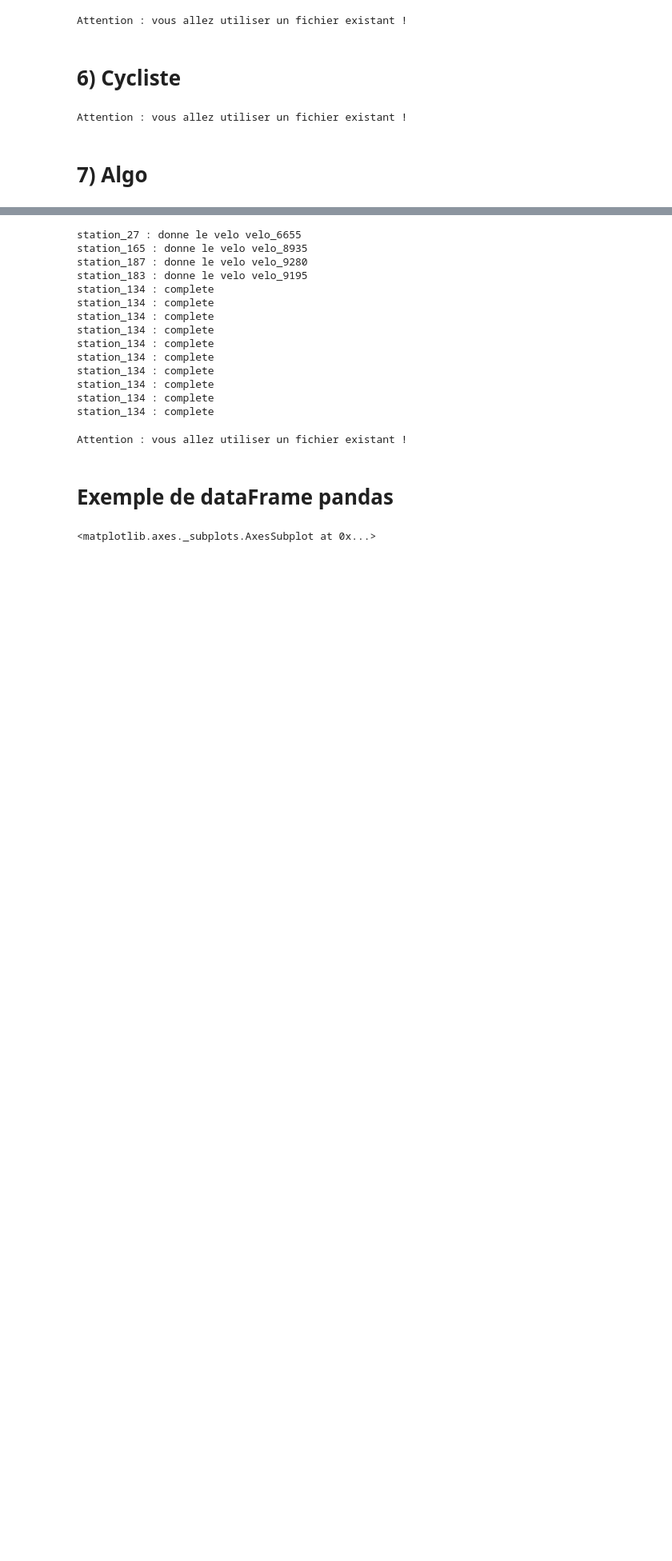
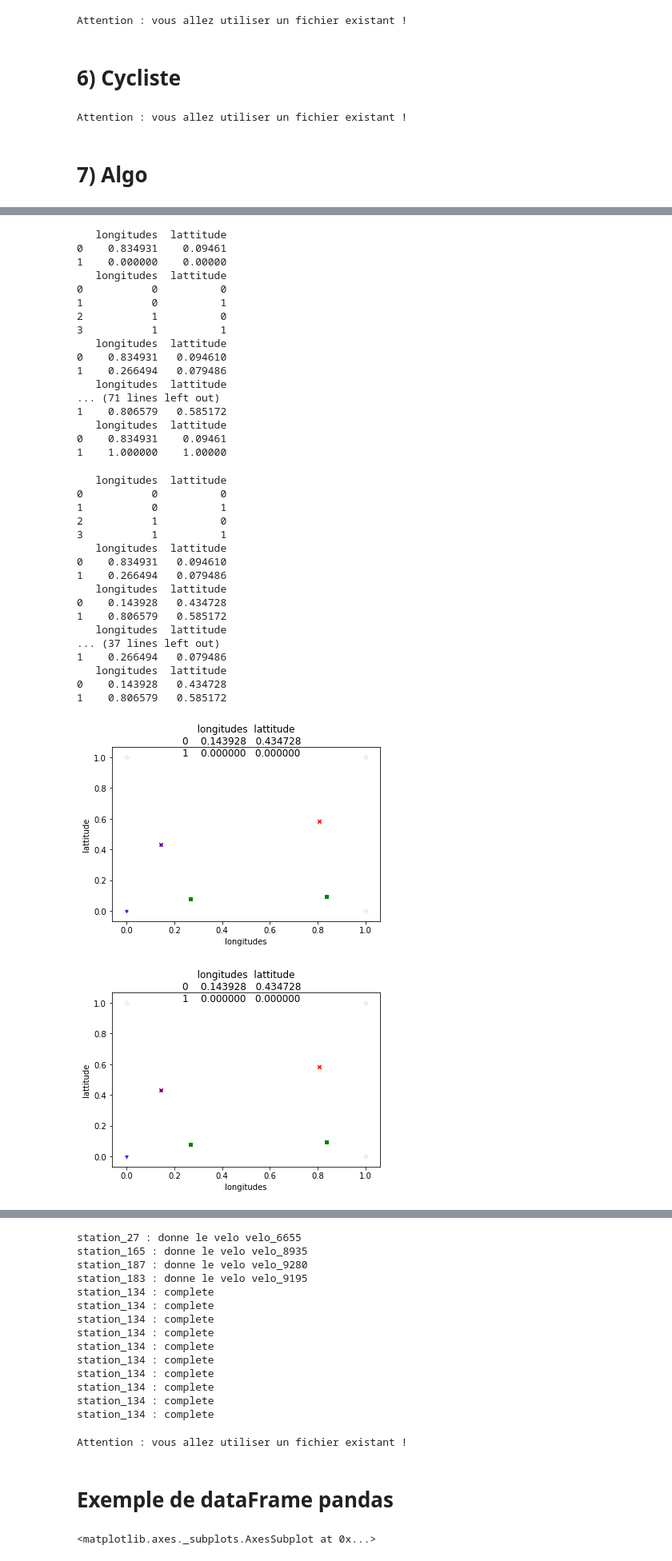
Before and after one commit to romainjouin/formation_python, a Jupyter notebook: 01_velib.ipynb, the cells around one changed output, grey strips where cells are left out. Shown at 80% size. Cells and saved outputs as stored; diff of their text form; code cells hidden in the pictures; blank space fills up the shorter version.

```diff
--- a/01_velib.ipynb
+++ b/01_velib.ipynb
@@ -351,0 +461,3 @@ for i in range(10):
+# %%
+for i in r[j]:
+    print(i)
@@ -351,0 +483,48 @@ for i in range(10):
+# %%
+ax = False
+for i, j in enumerate(r):
+    for a in r[j]:
+        print(a)
+        if not ax:
+            ax=paris.draw_map()
+            #ax = a.plot.scatter(x="longitudes", y="lattitude")
+        else:
+            paris.draw_map(ax)
+            a.plot.scatter(x="longitudes", y="lattitude", ax=ax)
+# %% [output]
+   longitudes  lattitude
+0    0.834931    0.09461
+1    0.000000    0.00000
+   longitudes  lattitude
+0           0          0
+1           0          1
+2           1          0
+3           1          1
+   longitudes  lattitude
+0    0.834931   0.094610
+1    0.266494   0.079486
+   longitudes  lattitude
+... (71 lines left out)
+1    0.806579   0.585172
+   longitudes  lattitude
+0    0.834931    0.09461
+1    1.000000    1.00000
+   longitudes  lattitude
+0           0          0
+1           0          1
+2           1          0
+3           1          1
+   longitudes  lattitude
+0    0.834931   0.094610
+1    0.266494   0.079486
+   longitudes  lattitude
+0    0.143928   0.434728
+1    0.806579   0.585172
+   longitudes  lattitude
+... (37 lines left out)
+1    0.266494   0.079486
+   longitudes  lattitude
+0    0.143928   0.434728
+1    0.806579   0.585172
+[figure, added]
+[figure, added]
```
Also changed, not shown: parts of 25 cells of this notebook.
